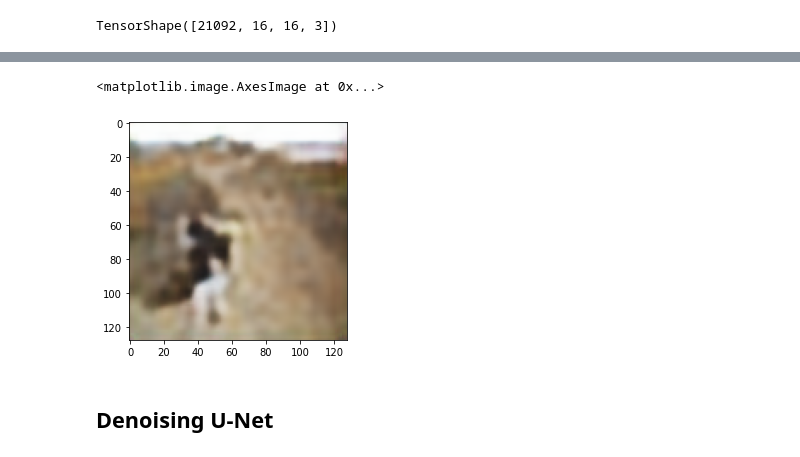
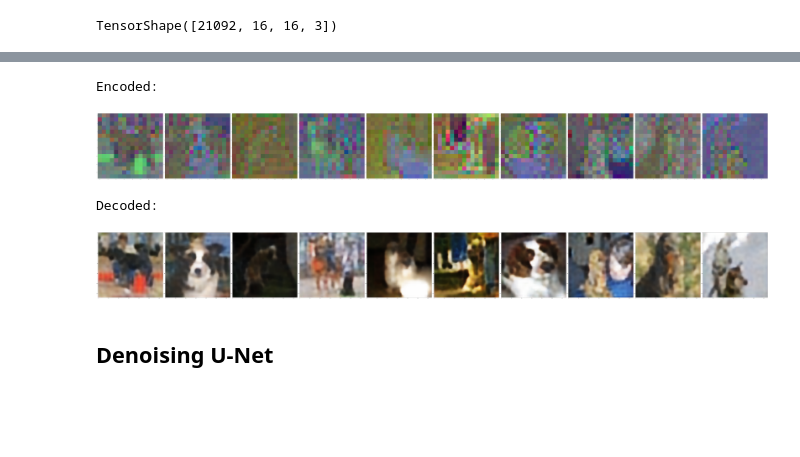
Before and after one commit to hayden-donnelly/ml-notebooks, a Jupyter notebook: latent_diffusion.ipynb, the cells around one changed output, grey strips where cells are left out. Cells and saved outputs as stored; diff of their text form; code cells hidden in the pictures; blank space fills up the shorter version.

Commit message:
3500 epoch VAE and update visualizations.

```diff
--- a/latent_diffusion.ipynb
+++ b/latent_diffusion.ipynb
@@ -52,3 +52,14 @@ Found 20580 images belonging to 1 classes.
+# %%
+def plot_images(images):
+    plt.figure(figsize = (50 * 3, 50))
+    num_images = images.shape[0]
+
+    for i in range(num_images):
+        plt.subplot(1, num_images, i + 1)
+        plt.imshow(images[i])
+
+    plt.tight_layout()
+    plt.show()
 # %% [markdown]
 ## Variational Autoencoder
 # %%
@@ -156,5 +174,3 @@ class VAE(keras.Model):
 # %%
 vae = VAE(autoencoder_widths)
 vae.compile(optimizer='adam')
-# %%
-vae.fit(dogs, epochs=1000)
@@ -193,0 +177,2 @@ INFO:tensorflow:Assets written to: data/decoder7\assets
+# %%
+vae.fit(dogs, epochs=5000)
@@ -211,9 +204,18 @@ WARNING:matplotlib.image:Clipping input data to the valid range for imshow with
-# %%
-decoded_images = vae.decode(encoded_images[0 : 2])
-plt.imshow(decoded_images[1].numpy().reshape(image_size, image_size, channels))
-# %% [output]
-<matplotlib.image.AxesImage at 0x...>
-[figure, removed]
+# %%
+print('Encoded:')
+encoded_display = encoded_images[0:10].numpy()
+encoded_display -= np.min(encoded_display)
+encoded_display /= np.max(encoded_display)
+plot_images(encoded_display)
+
+print('Decoded:')
+decoded_images = vae.decode(encoded_images[0 : 10])
+plot_images(decoded_images.numpy())
+# %% [output]
+Encoded:
+[figure, added]
+Decoded:
+[figure, added]
 # %% [markdown]
 ## Denoising U-Net
 # %%
```
Also changed, not shown: parts of 19 cells of this notebook.
